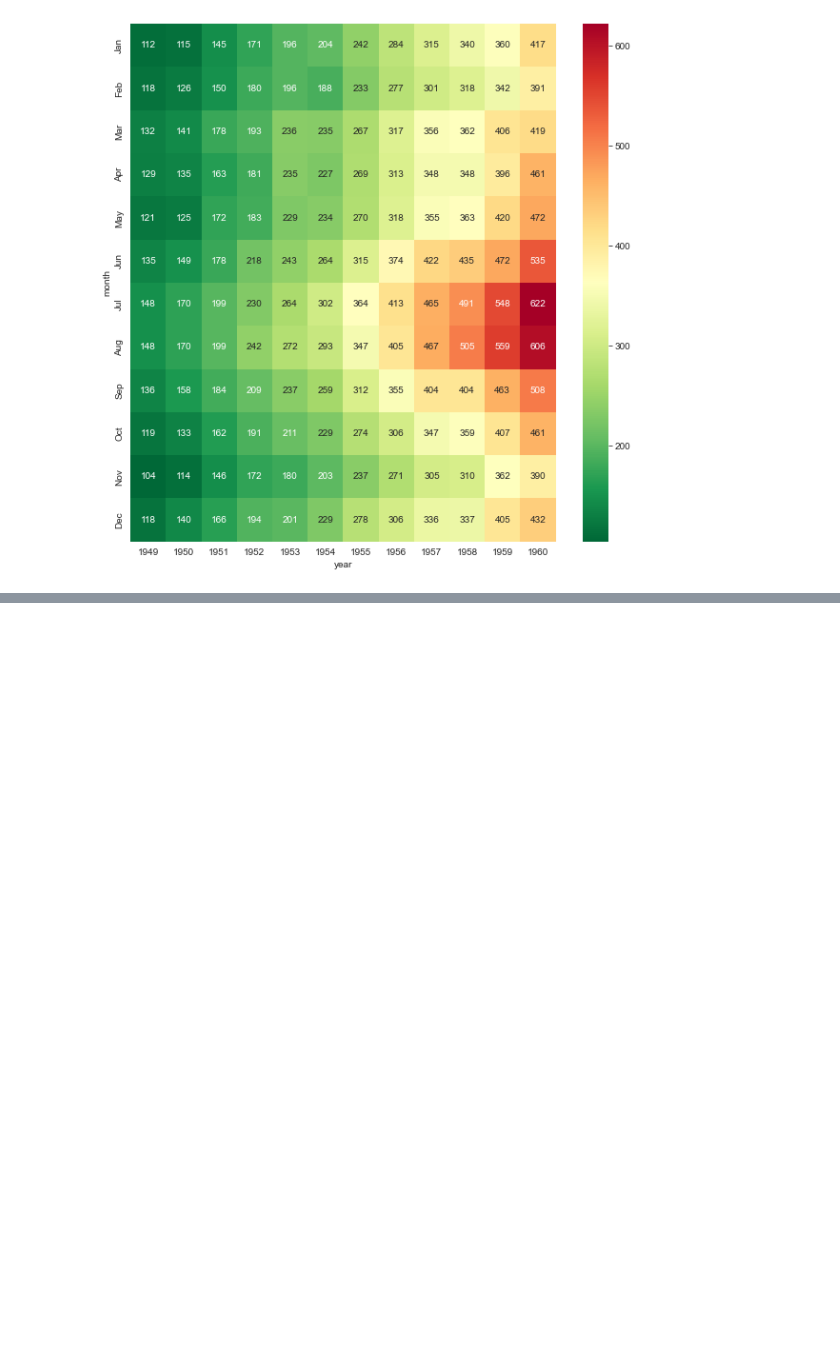
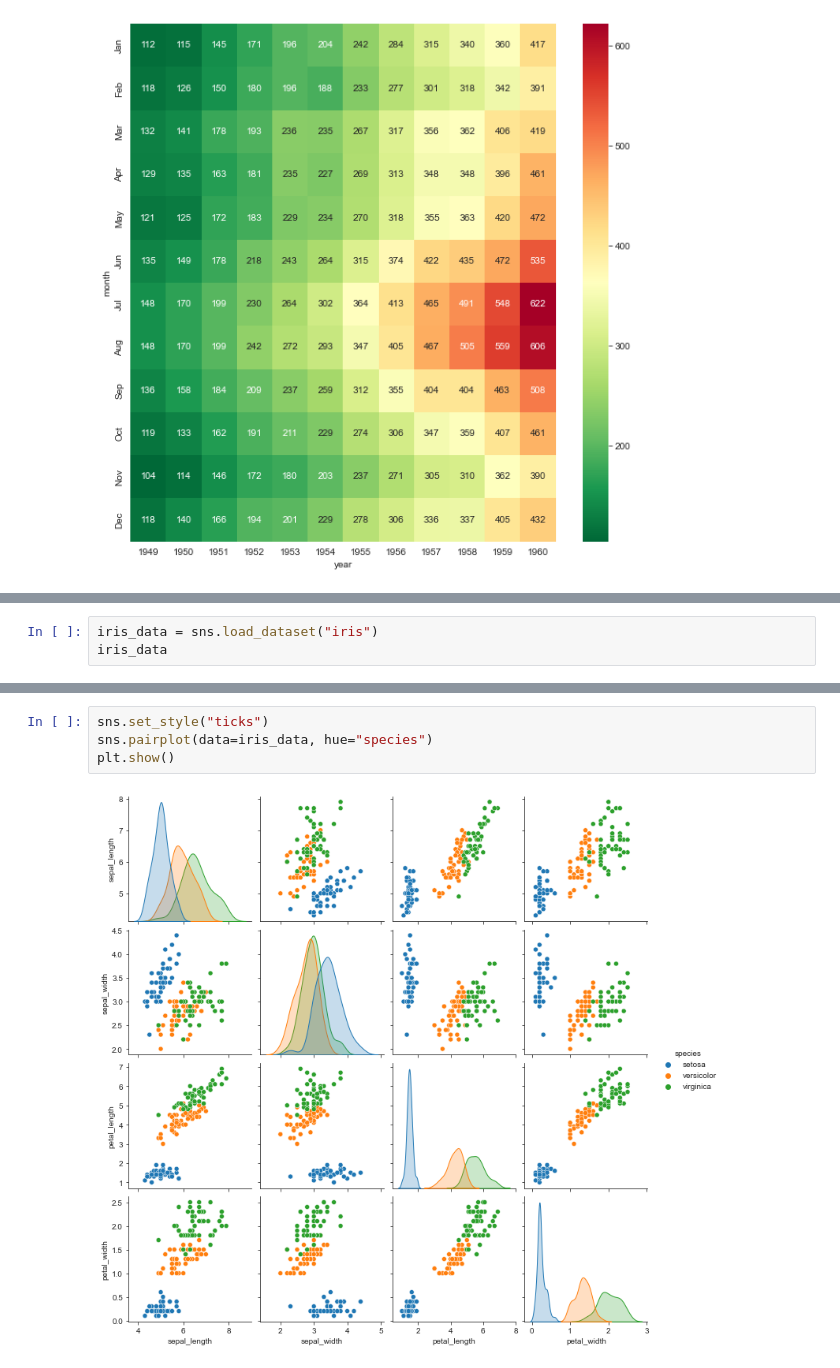
Before and after one commit to matodale/studyPython, a Jupyter notebook: 2022년04월07일_파이썬수업내용.ipynb, the cells around one changed output, grey strips where cells are left out. Saved outputs shown, nothing was run; the diff lists cells and outputs as text; blank space fills up the shorter version.

```diff
--- a/2022년04월07일_파이썬수업내용.ipynb
+++ b/2022년04월07일_파이썬수업내용.ipynb
@@ -285,0 +318,3 @@ plt.show()
+# %%
+iris_data = sns.load_dataset("iris")
+iris_data
@@ -285,0 +335,6 @@ plt.show()
+# %%
+sns.set_style("ticks")
+sns.pairplot(data=iris_data, hue="species")
+plt.show()
+# %% [output]
+[figure, added]
```
Also changed, not shown: parts of 7 cells of this notebook.
